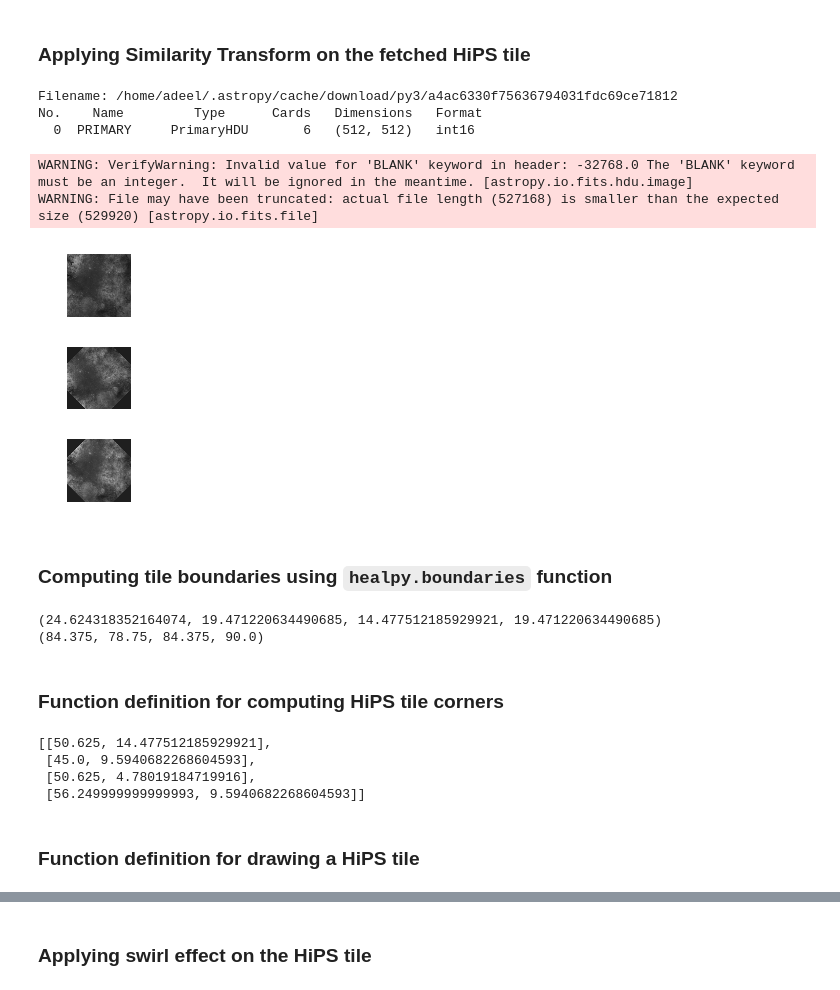
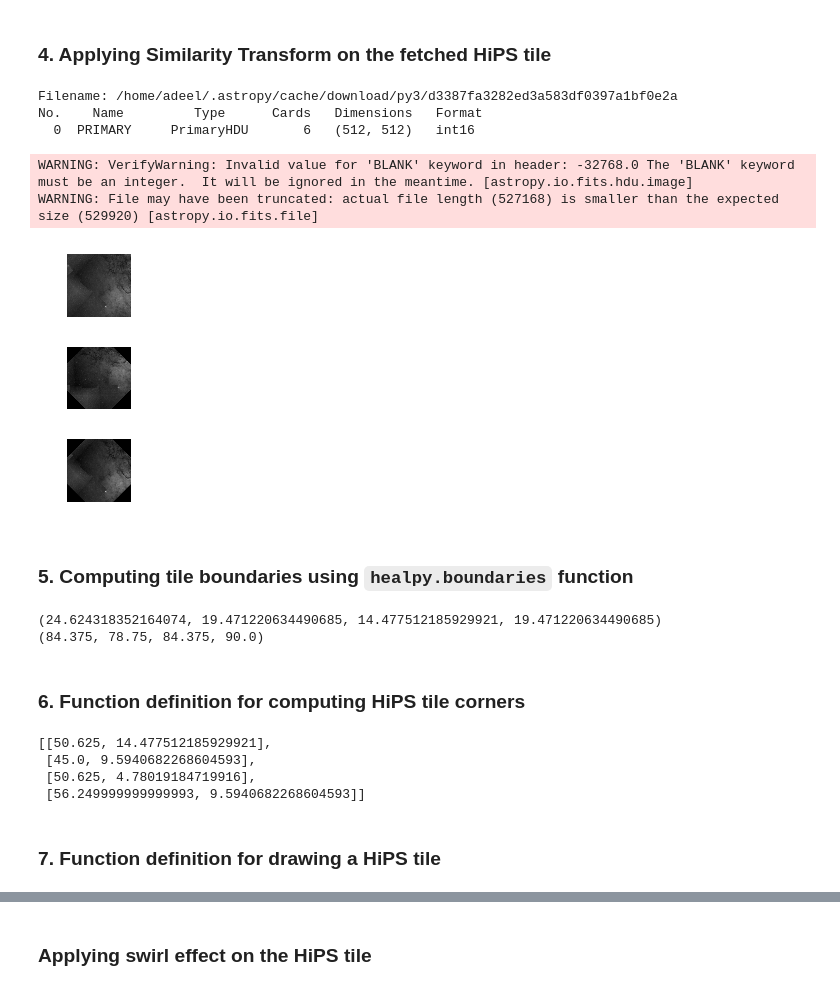
Before and after one commit to adl1995/HIPS-to-Py, a Jupyter notebook: examples/Affine and Projective transformation.ipynb, the cells around one changed output, grey strips where cells are left out. Saved outputs shown, nothing was run; the diff lists cells and outputs as text; code cells hidden in the pictures.

```diff
--- a/examples/Affine and Projective transformation.ipynb
+++ b/examples/Affine and Projective transformation.ipynb
@@ -51,38 +55,41 @@ all_sky = hdu_list[0].data.astype('float')
 # %% [markdown]
-### Applying Similarity Transform on the fetched HiPS tile
+### 4. Applying Similarity Transform on the fetched HiPS tile
 # %%
-hips_tile_hdu = fits.open('https://github.com/hipspy/hips-extra/blob/master/datasets/samples/DSS2Red/Norder3/Dir0/Npix450.fits?raw=true')
+# hips_tile_hdu = fits.open('https://github.com/hipspy/hips-extra/blob/master/datasets/samples/DSS2Red/Norder3/Dir0/Npix450.fits?raw=true')
+hips_tile_hdu = fits.open('https://rawgithub.com/hipspy/hips-extra/master/datasets/samples/DSS2Red/Norder3/Dir0/Npix448.fits')
+
+
 hips_tile_hdu.info()
 wcs = WCS(hips_tile_hdu[0].header)
 data = hips_tile_hdu[0].data.astype('float')
 
 text = data#.text()
 
 # @todo: pass in the four corners of HiPS tile
 tform = tf.SimilarityTransform(scale=1, rotation=math.pi/4,
                                translation=(text.shape[0]/2, -100))
 rotated = tf.warp(text, tform)
 back_rotated = tf.warp(rotated, tform.inverse)
 
 fig, ax = plt.subplots(nrows=3)
 
 ax[0].imshow(text, cmap=plt.cm.gray)
 ax[1].imshow(rotated, cmap=plt.cm.gray)
 ax[2].imshow(back_rotated, cmap=plt.cm.gray)
 
 for a in ax:
     a.axis('off')
 
 plt.tight_layout()
 # %% [output]
-Filename: /home/adeel/.astropy/cache/download/py3/a4ac6330f75636794031fdc69ce71812
+Filename: /home/adeel/.astropy/cache/download/py3/d3387fa3282ed3a583df0397a1bf0e2a
 No.    Name         Type      Cards   Dimensions   Format
   0  PRIMARY     PrimaryHDU       6   (512, 512)   int16
 WARNING: VerifyWarning: Invalid value for 'BLANK' keyword in header: -32768.0 The 'BLANK' keyword must be an integer.  It will be ignored in the meantime. [astropy.io.fits.hdu.image]
 WARNING: File may have been truncated: actual file length (527168) is smaller than the expected size (529920) [astropy.io.fits.file]
-[figure, old version]
+[figure, new version]
 # %% [markdown]
-### Computing tile boundaries using ``healpy.boundaries`` function
+### 5. Computing tile boundaries using ``healpy.boundaries`` function
 # %%
 # Getting a new HiPS tile
 nside = healpy.order2nside(order=3)
@@ -95,7 +102,7 @@ print(tuple(radec.icrs.data.lon.deg))
 (24.624318352164074, 19.471220634490685, 14.477512185929921, 19.471220634490685)
 (84.375, 78.75, 84.375, 90.0)
 # %% [markdown]
-### Function definition for computing HiPS tile corners
+### 6. Function definition for computing HiPS tile corners
 # %%
 def compute_corners(order, ipix):
     nside = healpy.order2nside(order)
@@ -116,7 +123,7 @@ compute_corners(3, 1)
  [50.625, 4.78019184719916],
  [56.249999999999993, 9.5940682268604593]]
 # %% [markdown]
-### Function definition for drawing a  HiPS tile
+### 7. Function definition for drawing a  HiPS tile
 # %%
 from skimage import transform as tf
 
```
Also changed, not shown: parts of 7 cells of this notebook, 1 other file.
